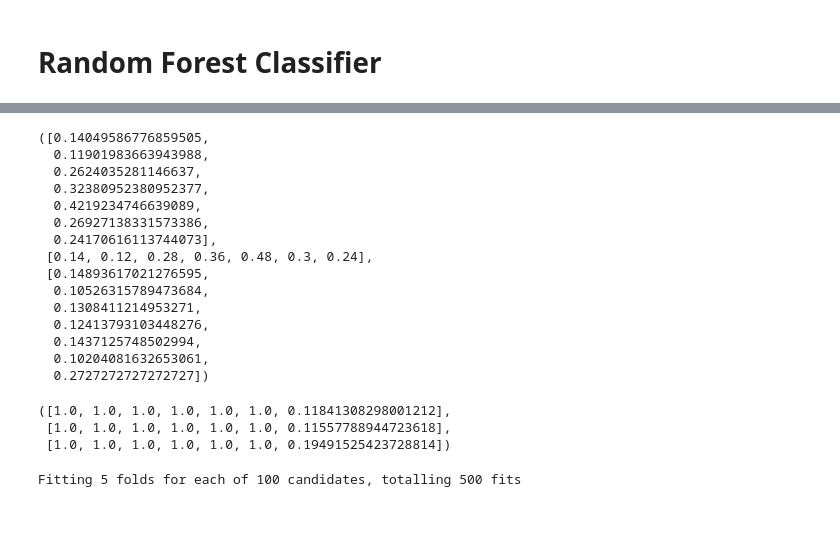
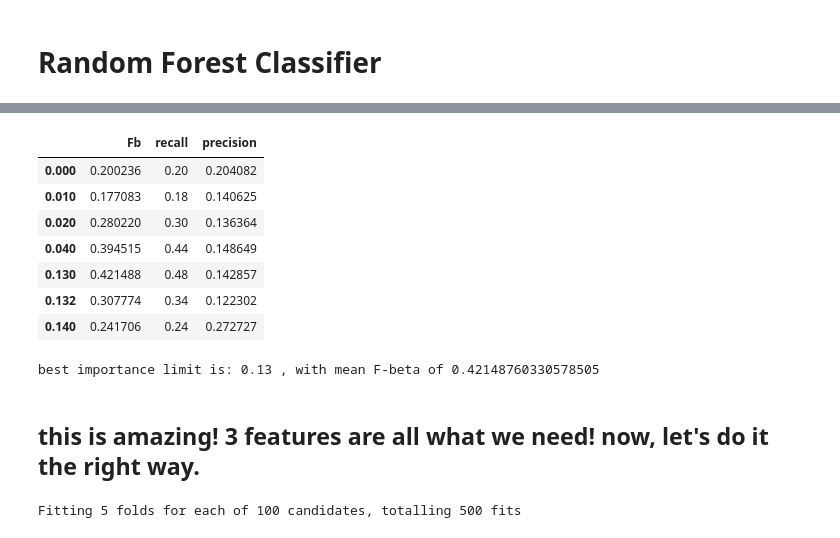
Before and after one commit to idankam/DataScienceCourseProject, a Jupyter notebook: Classification Notebook.ipynb, the cells around one changed output, grey strips where cells are left out. Saved outputs shown, nothing was run; the diff lists cells and outputs as text; code cells hidden in the pictures.

```diff
--- a/Classification Notebook.ipynb
+++ b/Classification Notebook.ipynb
@@ -1584,53 +1601,26 @@ for limit in corr_limits:
     Fb_list.append(fb_score)
     recall_list.append(recall)
     precision_list.append(precision)
-# %%
-Fb_list, recall_list, precision_list
-# %% [output]
-([0.14049586776859505,
-  0.11901983663943988,
-  0.2624035281146637,
-  0.32380952380952377,
-  0.4219234746639089,
-  0.26927138331573386,
-  0.24170616113744073],
- [0.14, 0.12, 0.28, 0.36, 0.48, 0.3, 0.24],
- [0.14893617021276595,
-  0.10526315789473684,
-  0.1308411214953271,
-  0.12413793103448276,
-  0.1437125748502994,
-  0.10204081632653061,
-  0.2727272727272727])
-# %%
-corr_limits = [0, 0.01, 0.02, 0.04, 0.13, 0.131, 0.14]
-Fb_list = []
-recall_list = []
-precision_list = []
-
-for limit in corr_limits:
-    X_tr_copy = X_train_scaled_upsample.copy()
-    X_train_test = X_train_scaled.copy()
-    corr_matrix = df_result.corr()
-    s = (feature_imp < limit)
-    X_tr_copy = X_tr_copy[X_tr_copy.columns[~s]]
-    X_train_test = X_train_test[X_train_test.columns[~s]]
-
-    clf.fit(X_tr_copy, y_train_upsamle)
-    pred_y = clf.predict(X_train_test)
-    fb_score = metrics.fbeta_score(y_train, pred_y, beta=4)
-    recall = metrics.recall_score(y_train, pred_y)
-    precision = metrics.precision_score(y_train, pred_y)
-
-    Fb_list.append(fb_score)
-    recall_list.append(recall)
-    precision_list.append(precision)
-# %%
-Fb_list, recall_list, precision_list
-# %% [output]
-([1.0, 1.0, 1.0, 1.0, 1.0, 1.0, 0.11841308298001212],
- [1.0, 1.0, 1.0, 1.0, 1.0, 1.0, 0.11557788944723618],
- [1.0, 1.0, 1.0, 1.0, 1.0, 1.0, 0.19491525423728814])
+# %%
+df_scores_limits = df_Fb_recall_precision(Fb_list, recall_list, precision_list)
+best_imp_lim = df_scores_limits['Fb'].idxmax()
+best_imp_Fb = df_scores_limits['Fb'].max()
+df_scores_limits
+# %% [output]
+|  | Fb | recall | precision |
+| 0.000 | 0.200236 | 0.20 | 0.204082 |
+| 0.010 | 0.177083 | 0.18 | 0.140625 |
+| 0.020 | 0.280220 | 0.30 | 0.136364 |
+| 0.040 | 0.394515 | 0.44 | 0.148649 |
+| 0.130 | 0.421488 | 0.48 | 0.142857 |
+| 0.132 | 0.307774 | 0.34 | 0.122302 |
+| 0.140 | 0.241706 | 0.24 | 0.272727 |
+# %%
+print("best importance limit is: " + str(best_imp_lim) + " , with mean F-beta of " + str(best_imp_Fb))
+# %% [output]
+best importance limit is: 0.13 , with mean F-beta of 0.42148760330578505
+# %% [markdown]
+## this is amazing! 3 features are all what we need! now, let's do it the right way.
 # %%
 from imblearn.pipeline import Pipeline
 
```
Also changed, not shown: parts of 27 cells of this notebook.
